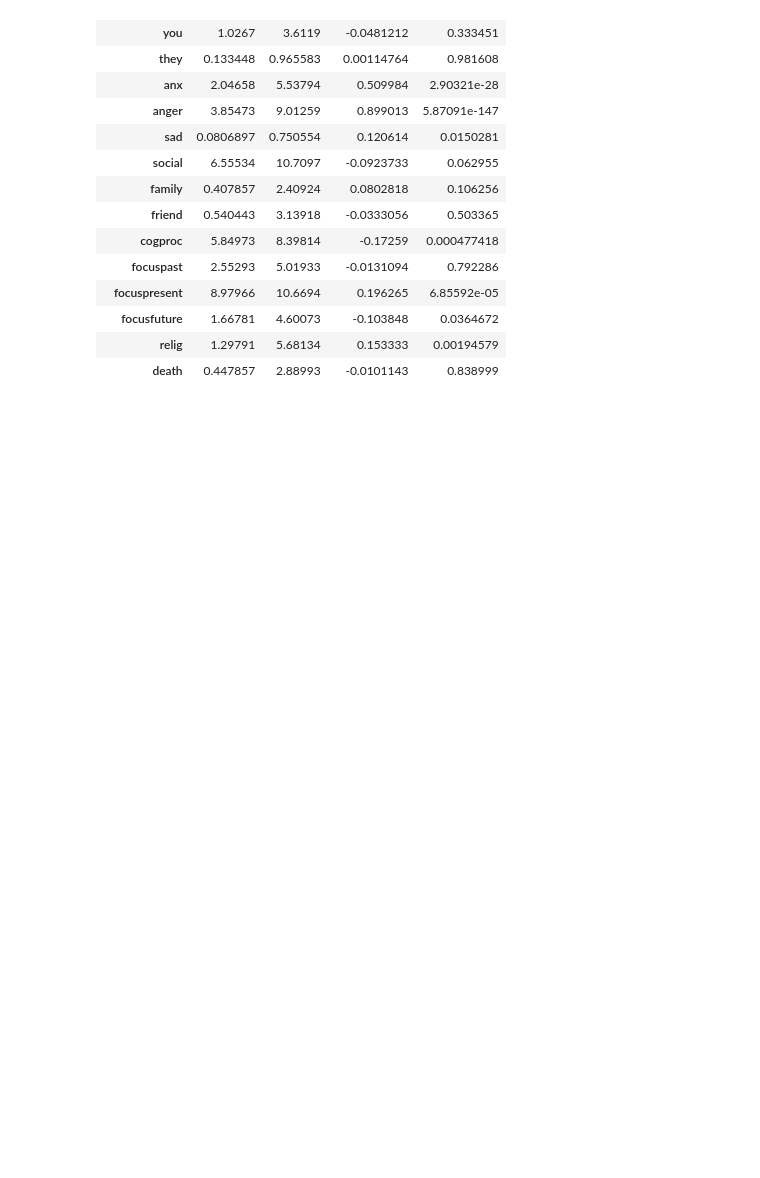
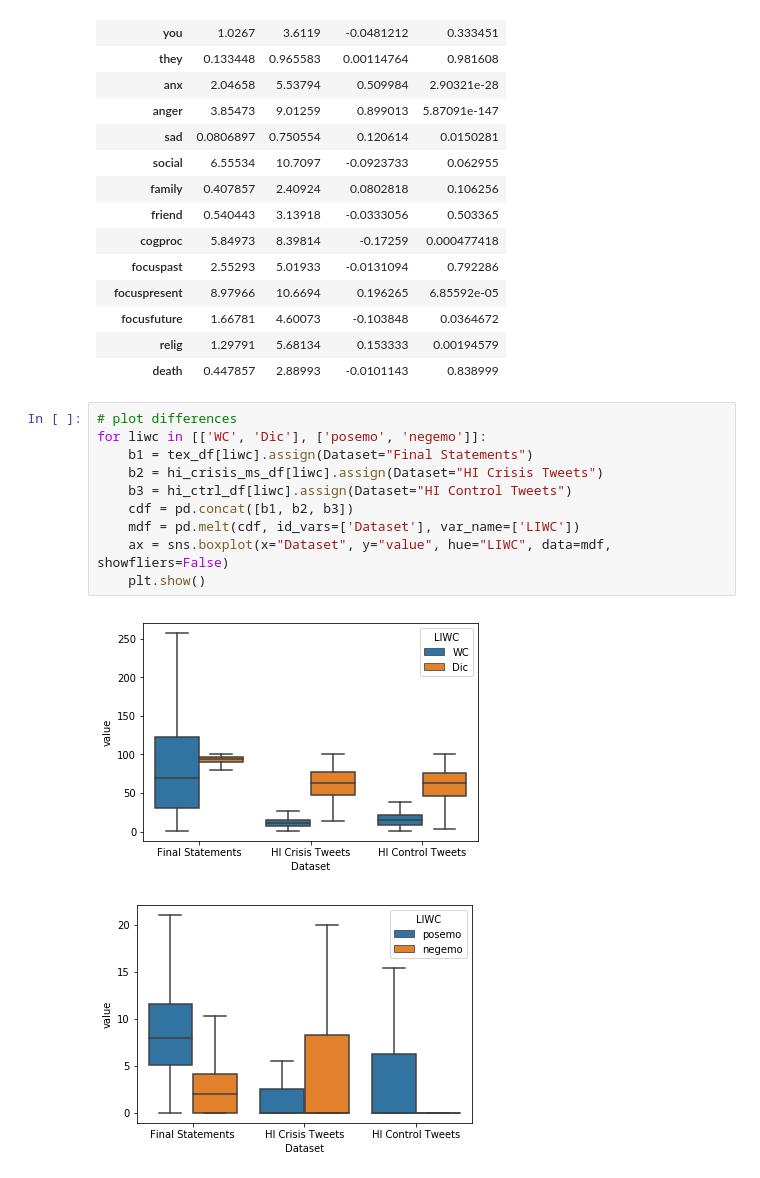
Before and after one commit to pymonger/hawaii-false-missile-threat, a Jupyter notebook: Statistical Analysis.ipynb, the cells around one changed output. Saved outputs shown, nothing was run; the diff lists cells and outputs as text; blank space fills up the shorter version.

```diff
--- a/Statistical Analysis.ipynb
+++ b/Statistical Analysis.ipynb
@@ -650,3 +650,16 @@ display(get_t4_table(hi_crisis_ms_df, 'negemo'))
 | focusfuture | 1.66781 | 4.60073 | -0.103848 | 0.0364672 |
 | relig | 1.29791 | 5.68134 | 0.153333 | 0.00194579 |
 | death | 0.447857 | 2.88993 | -0.0101143 | 0.838999 |
+# %%
+# plot differences
+for liwc in [['WC', 'Dic'], ['posemo', 'negemo']]:
+    b1 = tex_df[liwc].assign(Dataset="Final Statements")
+    b2 = hi_crisis_ms_df[liwc].assign(Dataset="HI Crisis Tweets")
+    b3 = hi_ctrl_df[liwc].assign(Dataset="HI Control Tweets")
+    cdf = pd.concat([b1, b2, b3])
+    mdf = pd.melt(cdf, id_vars=['Dataset'], var_name=['LIWC'])
+    ax = sns.boxplot(x="Dataset", y="value", hue="LIWC", data=mdf, showfliers=False)
+    plt.show()
+# %% [output]
+[figure, added]
+[figure, added]
```
